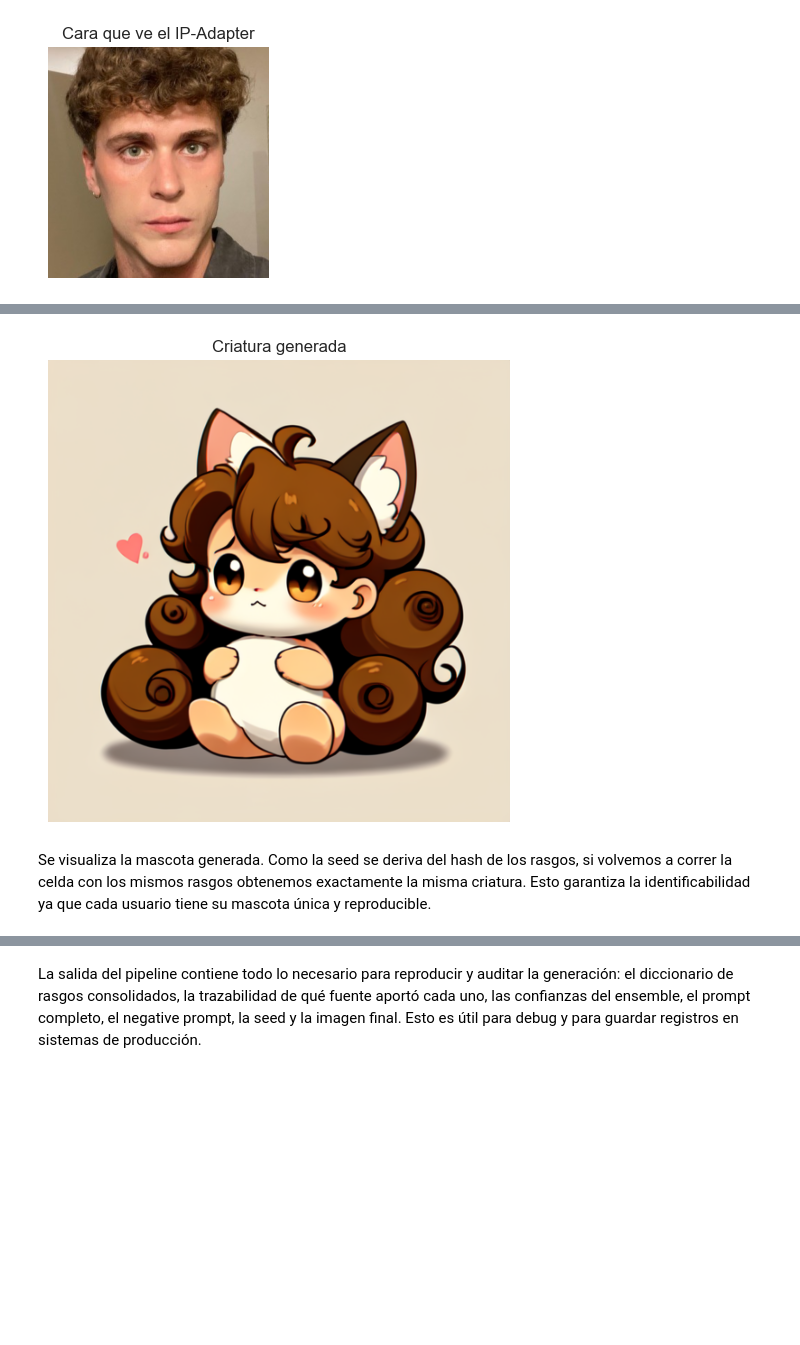
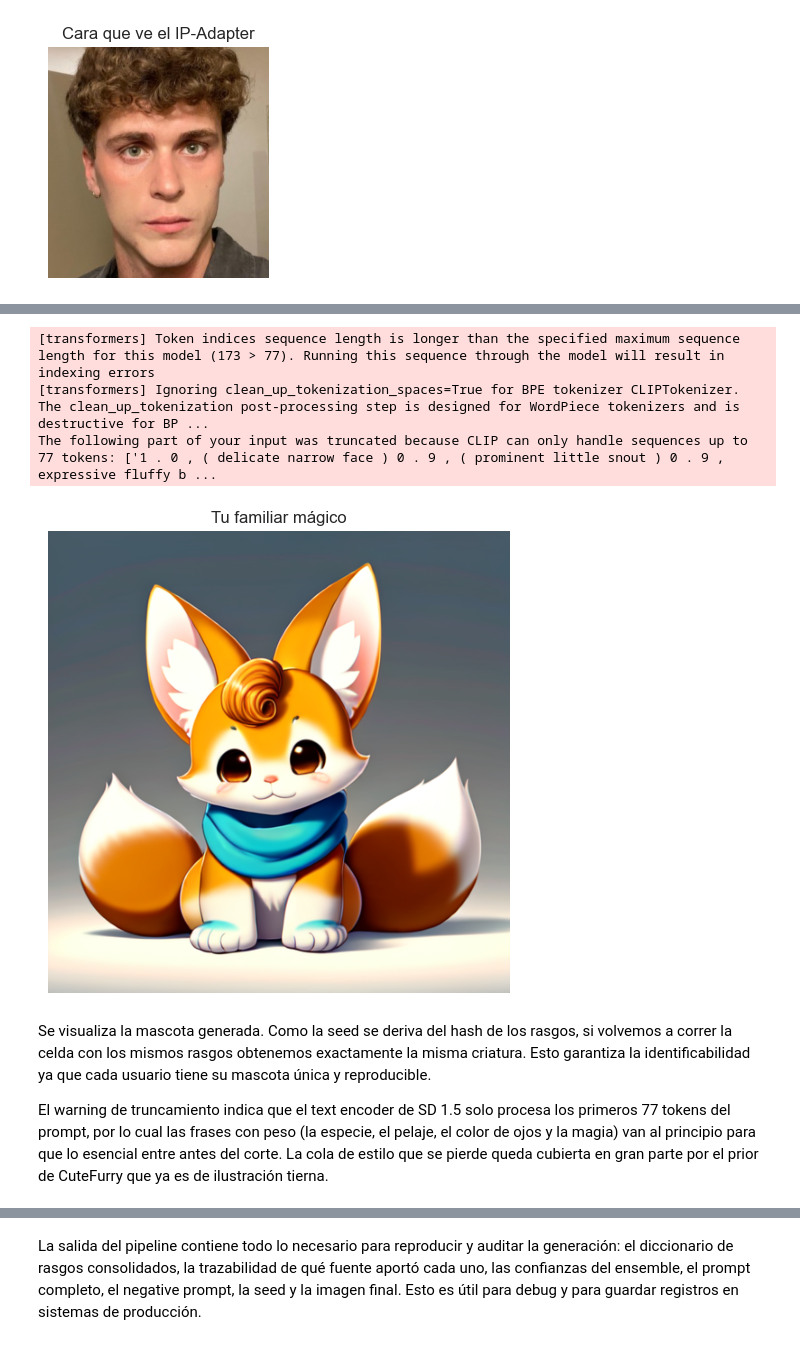
Before and after one commit to kateincoding/unique-pet-generation, a Jupyter notebook: pet_generation/pet_generation.ipynb, the cells around one changed output, grey strips where cells are left out. Saved outputs shown, nothing was run; the diff lists cells and outputs as text; code cells hidden in the pictures; blank space fills up the shorter version.

```diff
--- a/pet_generation/pet_generation.ipynb
+++ b/pet_generation/pet_generation.ipynb
@@ -1272,11 +1332,6 @@ import ipywidgets as widgets
 from IPython.display import display, clear_output
 
 def crear_ui_correccion(rasgos_iniciales: dict, confianzas: dict):
-    """
-    Crea widgets de seleccion para cada rasgo del vocabulario.
-    Los widgets vienen preseleccionados con los valores del ensemble.
-    Devuelve un dict de widgets para poder leer los valores corregidos despues.
-    """
     widgets_rasgos = {}
     items_ui = []
 
@@ -1284,7 +1339,6 @@ def crear_ui_correccion(rasgos_iniciales: dict, confianzas: dict):
         valor_actual = rasgos_iniciales.get(nombre_rasgo)
         conf = confianzas.get(nombre_rasgo, 0.0)
 
-        # Marca visual segun confianza
         if conf >= 0.7:
             marca = "✓"
         elif conf >= 0.5:
@@ -1295,7 +1349,6 @@ def crear_ui_correccion(rasgos_iniciales: dict, confianzas: dict):
         label_text = f"{marca} {nombre_rasgo} (conf {conf:.2f})"
 
         if clases == [False, True]:
-            # Booleano: checkbox
             w = widgets.Checkbox(
                 value=bool(valor_actual),
                 description=label_text,
@@ -1303,7 +1356,6 @@ def crear_ui_correccion(rasgos_iniciales: dict, confianzas: dict):
                 style={'description_width': '300px'}
             )
         else:
-            # Categorico: dropdown
             opciones = [str(c) for c in clases]
             valor_str = str(valor_actual) if valor_actual is not None else opciones[0]
             if valor_str not in opciones:
@@ -1322,10 +1374,6 @@ def crear_ui_correccion(rasgos_iniciales: dict, confianzas: dict):
     return widgets_rasgos, items_ui
 
 def leer_rasgos_corregidos(widgets_rasgos: dict) -> dict:
-    """
-    Lee los valores actuales de los widgets y reconstruye el dict de rasgos
-    respetando los tipos del vocabulario (booleanos como bool, no string).
-    """
     corregidos = {}
     for nombre_rasgo, w in widgets_rasgos.items():
         valor_widget = w.value
@@ -1333,7 +1381,6 @@ def leer_rasgos_corregidos(widgets_rasgos: dict) -> dict:
         if clases == [False, True]:
             corregidos[nombre_rasgo] = bool(valor_widget)
         else:
-            # Si el widget devuelve string pero el vocabulario tiene tipos mixtos
             if valor_widget in [str(c) for c in clases]:
                 idx = [str(c) for c in clases].index(valor_widget)
                 corregidos[nombre_rasgo] = clases[idx]
@@ -1613,7 +1728,6 @@ El parámetro `IP_ADAPTER_SCALE` controla cuánto manda la cara real frente al p
 from diffusers import AutoPipelineForText2Image, LCMScheduler
 import torch
 
-# Checkpoints SD 1.5. Dreamshaper-8 va primero: ya está cacheado y es neutro/obediente.
 OPCIONES_MODELO = [
     "Yntec/CuteFurry",
 ]
@@ -1642,24 +1756,18 @@ if pipe is None:
 if device == "cuda":
     pipe.enable_attention_slicing()
 
-# --- IP-Adapter: condiciona la generación con la cara real ---
 pipe.load_ip_adapter(
     "h94/IP-Adapter",
     subfolder="models",
     weight_name="ip-adapter-plus-face_sd15.bin",
 )
 
-# --- LCM-LoRA: generación rápida (~6-8 pasos en vez de 25-30) ---
-# Liviano (~135 MB), se monta sobre Dreamshaper sin re-bajar el modelo base.
-# No fusionamos el LoRA para mantener la compatibilidad con el IP-Adapter.
 pipe.load_lora_weights("latent-consistency/lcm-lora-sdv1-5")
 pipe.scheduler = LCMScheduler.from_config(pipe.scheduler.config)
 
-# Escala global del IP-Adapter: cuánto manda la cara real (0 = solo prompt).
-# 0.5-0.7 suele ser el punto dulce. Cambiala acá y re-generá para iterar.
-IP_ADAPTER_SCALE = 0.75
+IP_ADAPTER_SCALE = 0.45
 pipe.set_ip_adapter_scale(IP_ADAPTER_SCALE)
-print(f"Pipeline listo: IP-Adapter (scale={IP_ADAPTER_SCALE}) + LCM-LoRA")
+print(f"Pipeline listo: CuteFurry + IP-Adapter (scale={IP_ADAPTER_SCALE}) + LCM-LoRA")
 # %% [output]
 Intentando cargar: Yntec/CuteFurry
 CLIPFeatureExtractor appears to have been deprecated in transformers. Using CLIPImageProcessor instead.
@@ -1705,38 +1815,40 @@ plt.show()
 # %%
 def generar_mascota(prompt: str, negative_prompt: str, seed: int,
                     cara_ref=None, ip_scale: float = None,
-                    num_inference_steps: int = 8, guidance_scale: float = 2):
-    # Con LCM-LoRA van pocos pasos (4-8) y guidance bajo (1-2.5).
-    # Si la criatura sale humanoide, subí guidance_scale (2.5-3) y/o los pasos.
+                    num_inference_steps: int = 8, guidance_scale: float = 2.5):
     if ip_scale is not None:
         pipe.set_ip_adapter_scale(ip_scale)
 
     generator = torch.Generator(device=device).manual_seed(seed)
     kwargs = dict(
         prompt=prompt,
         negative_prompt=negative_prompt,
         num_inference_steps=num_inference_steps,
         guidance_scale=guidance_scale,
         generator=generator,
         width=512,
         height=512,
     )
-    # La cara real entra por el IP-Adapter. Sin cara_ref vuelve a generar solo desde texto.
     if cara_ref is not None:
         kwargs["ip_adapter_image"] = cara_ref
     return pipe(**kwargs).images[0]
 
 mascota_img = generar_mascota(prompt, negative, seed, cara_ref=cara_ref)
 
 plt.figure(figsize=(6, 6))
 plt.imshow(mascota_img)
 plt.axis('off')
-plt.title("Criatura generada")
+plt.title("Tu familiar mágico")
 plt.show()
 # %% [output]
+[transformers] Token indices sequence length is longer than the specified maximum sequence length for this model (173 > 77). Running this sequence through the model will result in indexing errors
+[transformers] Ignoring clean_up_tokenization_spaces=True for BPE tokenizer CLIPTokenizer. The clean_up_tokenization post-processing step is designed for WordPiece tokenizers and is destructive for BP ...
+The following part of your input was truncated because CLIP can only handle sequences up to 77 tokens: ['1 . 0 , ( delicate narrow face ) 0 . 9 , ( prominent little snout ) 0 . 9 , expressive fluffy b ...
-[figure, old version]
+[figure, new version]
 # %% [markdown]
 Se visualiza la mascota generada. Como la seed se deriva del hash de los rasgos, si volvemos a correr la celda con los mismos rasgos obtenemos exactamente la misma criatura. Esto garantiza la identificabilidad ya que cada usuario tiene su mascota única y reproducible.
+
+El warning de truncamiento indica que el text encoder de SD 1.5 solo procesa los primeros 77 tokens del prompt, por lo cual las frases con peso (la especie, el pelaje, el color de ojos y la magia) van al principio para que lo esencial entre antes del corte. La cola de estilo que se pierde queda cubierta en gran parte por el prior de CuteFurry que ya es de ilustración tierna.
 # %% [markdown]
 ## **9. Pipeline completo end-to-end**
 
```
Also changed, not shown: parts of 68 cells of this notebook, 31 other files.
